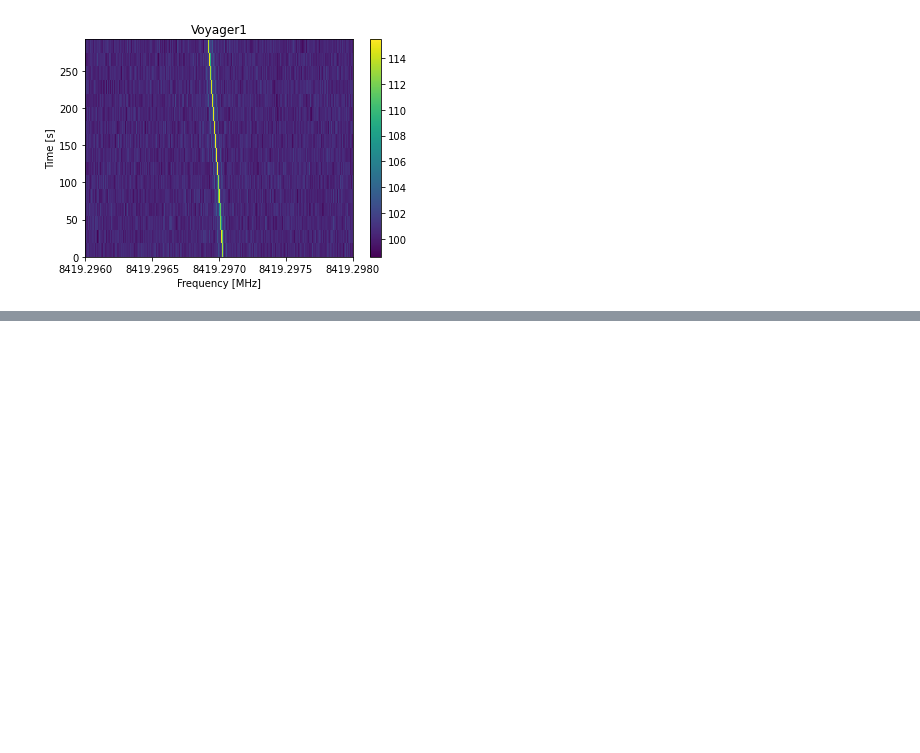
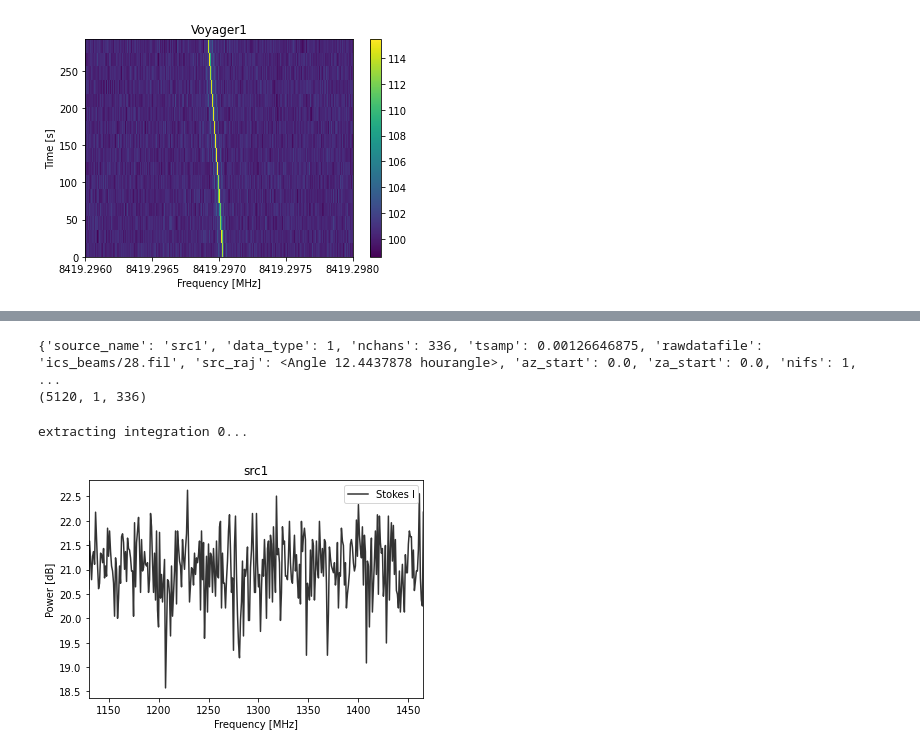
Before and after one commit to KazAndr/test_modules, a Jupyter notebook: blimpy/testarea.ipynb, the cells around one changed output, grey strips where cells are left out. Drawn from its saved outputs; the diff is of its cells as text; code cells hidden in the pictures; blank space fills up the shorter version.

Commit message:
Update testarea.ipynb
Testing with FRB data (https://zenodo.org/record/3905426/files/FRB180417.fil) was added.

```diff
--- a/blimpy/testarea.ipynb
+++ b/blimpy/testarea.ipynb
@@ -71,0 +74,2 @@ observation.plot_waterfall(f_start=8419.296, f_stop=8419.298)
+# %%
+observation = Waterfall(frb_file)
@@ -71,0 +96,11 @@ observation.plot_waterfall(f_start=8419.296, f_stop=8419.298)
+# %%
+print(observation.header)
+print(observation.data.shape)
+# %% [output]
+{'source_name': 'src1', 'data_type': 1, 'nchans': 336, 'tsamp': 0.00126646875, 'rawdatafile': 'ics_beams/28.fil', 'src_raj': <Angle 12.4437878 hourangle>, 'az_start': 0.0, 'za_start': 0.0, 'nifs': 1,  ...
+(5120, 1, 336)
+# %%
+observation.plot_spectrum(logged=True)
+# %% [output]
+extracting integration 0...
+[figure, added]
```
Also changed, not shown: parts of 3 cells of this notebook.
